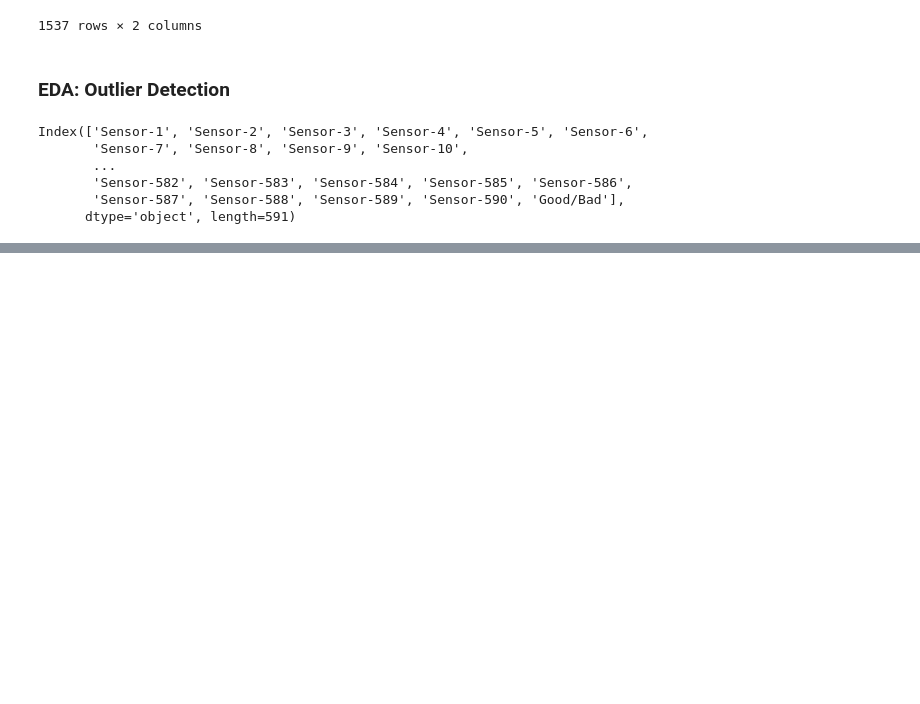
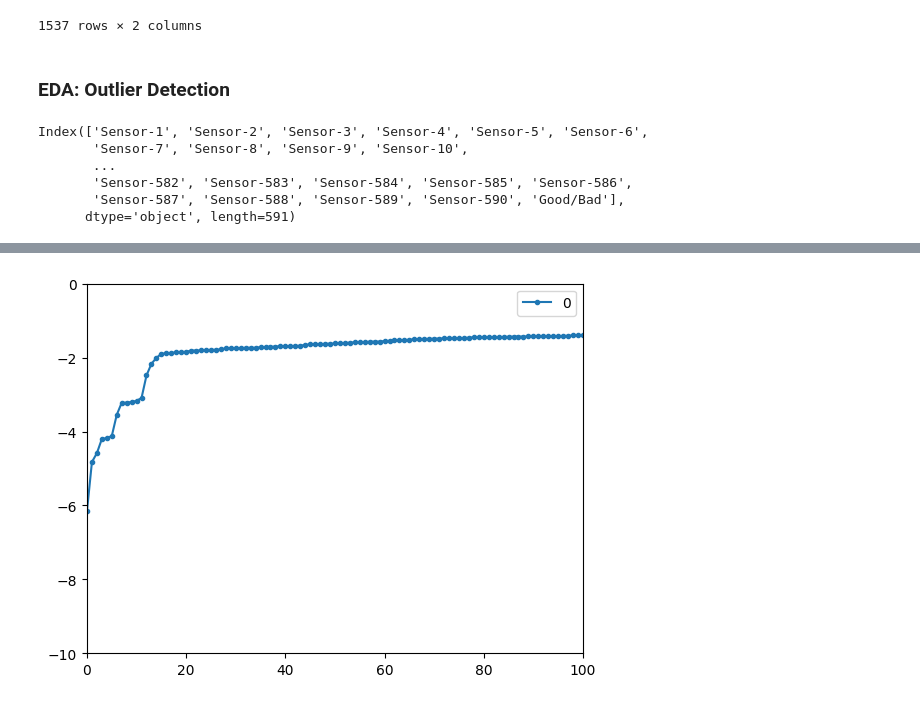
Before and after one commit to ayhanoruc/predictive-wafer-maintenance, a Jupyter notebook: notebook/EDA.ipynb, the cells around one changed output, grey strips where cells are left out. Cells and saved outputs as stored; diff of their text form; code cells hidden in the pictures; blank space fills up the shorter version.

```diff
--- a/notebook/EDA.ipynb
+++ b/notebook/EDA.ipynb
@@ -326,0 +346,6 @@ for col in df_merged.columns[1:4]:
+# %%
+clf = LocalOutlierFactor(n_neighbors=20, contamination=0.1)
+X = df_merged.fillna(0)
+norm_X = (X-X.mean())/X.std()
+y_pred = clf.fit_predict(X)
+scores = sorted(clf.negative_outlier_factor_)
@@ -326,0 +372,6 @@ for col in df_merged.columns[1:4]:
+# %%
+scores = pd.DataFrame(scores)
+scores.plot( xlim = [0,100],ylim = [-10,0],style='.-')
+plt.show()
+# %% [output]
+[figure, added]
```
Also changed, not shown: parts of 44 cells of this notebook.
